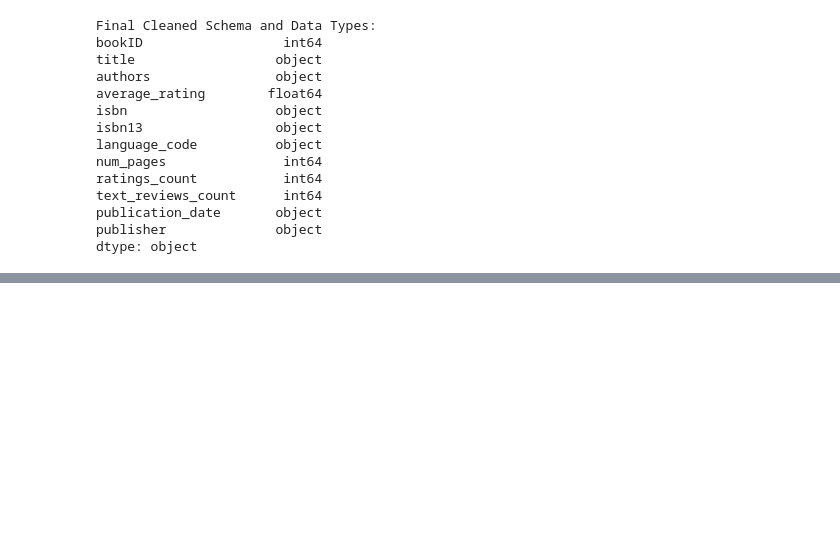
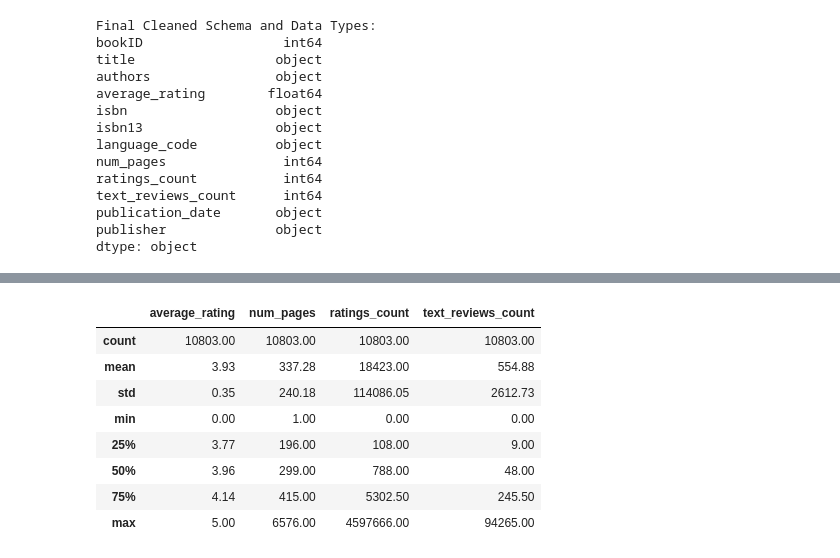
Before and after one commit to tirthshah025/goodreads-books-analysis, a Jupyter notebook: data_cleaning.ipynb, the cells around one changed output, grey strips where cells are left out. Cells and saved outputs as stored; diff of their text form; code cells hidden in the pictures; blank space fills up the shorter version.

```diff
--- a/data_cleaning.ipynb
+++ b/data_cleaning.ipynb
@@ -350,0 +398,14 @@ dtype: object
+# %%
+# Descriptive statistics for numerical columns
+numeric_cols = ['average_rating', 'num_pages', 'ratings_count', 'text_reviews_count']
+df_clean[numeric_cols].describe().round(2)
+# %% [output]
+|  | average_rating | num_pages | ratings_count | text_reviews_count |
+| count | 10803.00 | 10803.00 | 10803.00 | 10803.00 |
+| mean | 3.93 | 337.28 | 18423.00 | 554.88 |
+| std | 0.35 | 240.18 | 114086.05 | 2612.73 |
+| min | 0.00 | 1.00 | 0.00 | 0.00 |
+| 25% | 3.77 | 196.00 | 108.00 | 9.00 |
+| 50% | 3.96 | 299.00 | 788.00 | 48.00 |
+| 75% | 4.14 | 415.00 | 5302.50 | 245.50 |
+| max | 5.00 | 6576.00 | 4597666.00 | 94265.00 |
```
Also changed, not shown: parts of 9 cells of this notebook.
